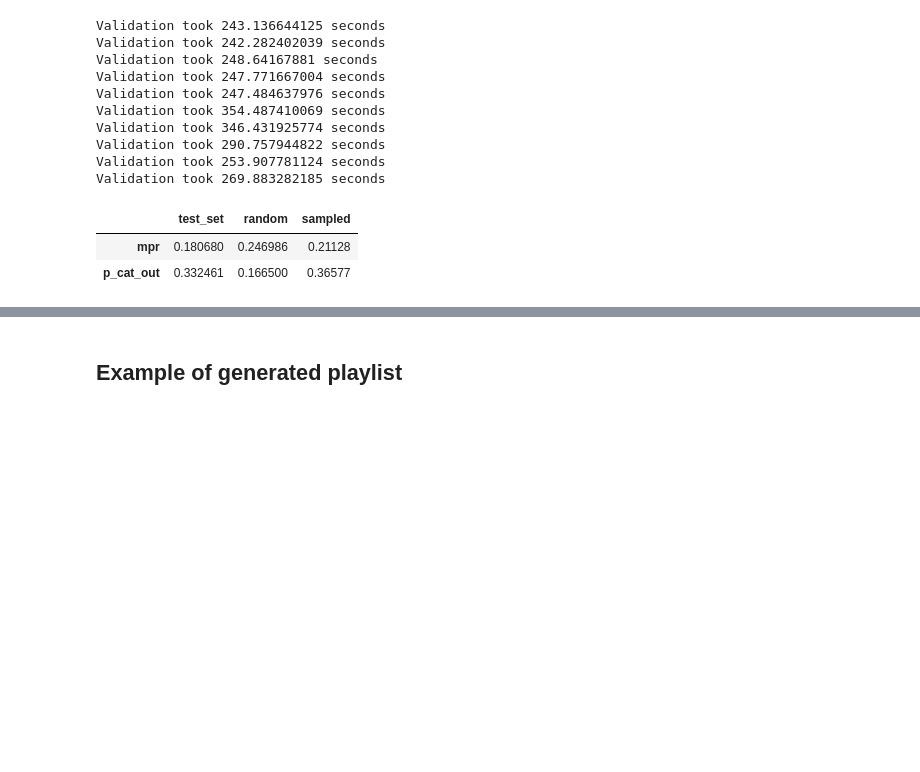
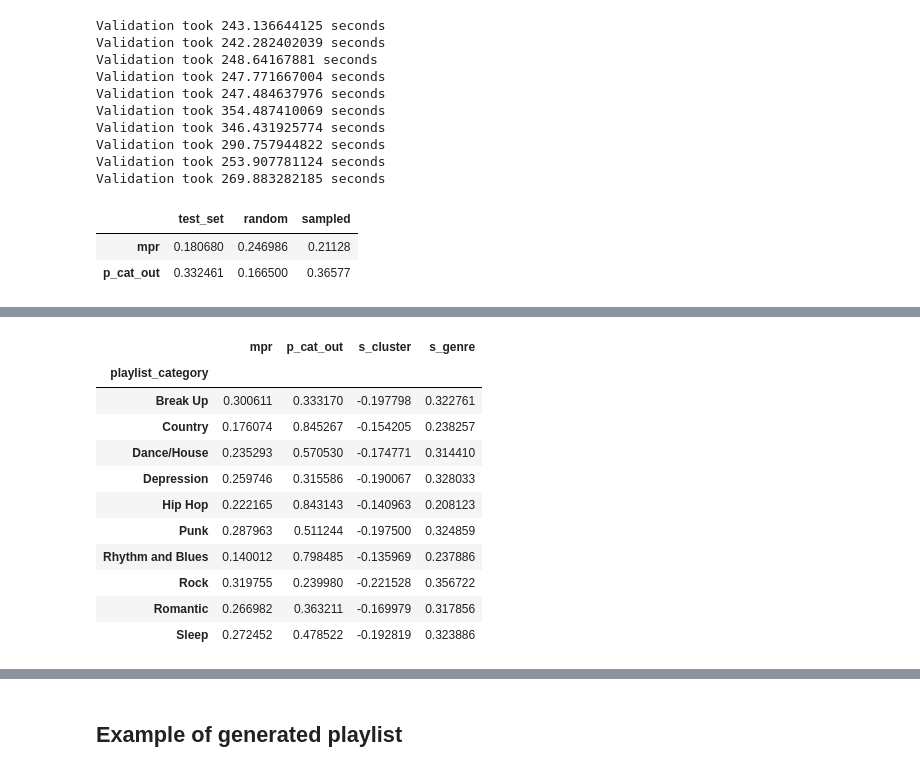
Before and after one commit to kikohs/recog, a Jupyter notebook: notebook/Rec sys.ipynb, the cells around one changed output, grey strips where cells are left out. Cells and saved outputs as stored; diff of their text form; code cells hidden in the pictures; blank space fills up the shorter version.

```diff
--- a/notebook/Rec sys.ipynb
+++ b/notebook/Rec sys.ipynb
@@ -1137,0 +899,17 @@ u'/Users/kikohs/local/aotmv2/dump_medium/experiment1'
+# %%
+cosine_only = load_average_test_results_per_category(EXPERIMENT_DIR, 'cosine_only')
+# %%
+cosine_only
+# %% [output]
+|  | mpr | p_cat_out | s_cluster | s_genre |
+| playlist_category |  |  |  |  |
+| Break Up | 0.300611 | 0.333170 | -0.197798 | 0.322761 |
+| Country | 0.176074 | 0.845267 | -0.154205 | 0.238257 |
+| Dance/House | 0.235293 | 0.570530 | -0.174771 | 0.314410 |
+| Depression | 0.259746 | 0.315586 | -0.190067 | 0.328033 |
+| Hip Hop | 0.222165 | 0.843143 | -0.140963 | 0.208123 |
+| Punk | 0.287963 | 0.511244 | -0.197500 | 0.324859 |
+| Rhythm and Blues | 0.140012 | 0.798485 | -0.135969 | 0.237886 |
+| Rock | 0.319755 | 0.239980 | -0.221528 | 0.356722 |
+| Romantic | 0.266982 | 0.363211 | -0.169979 | 0.317856 |
+| Sleep | 0.272452 | 0.478522 | -0.192819 | 0.323886 |
```
Also changed, not shown: parts of 91 cells of this notebook.
